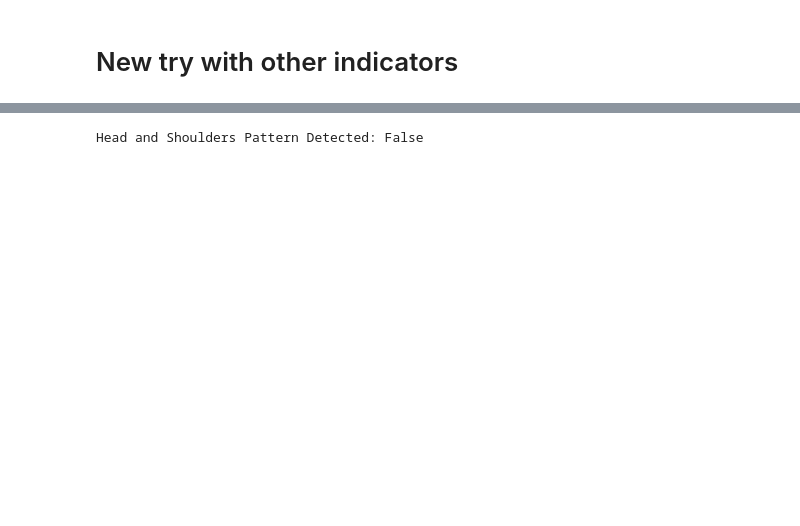
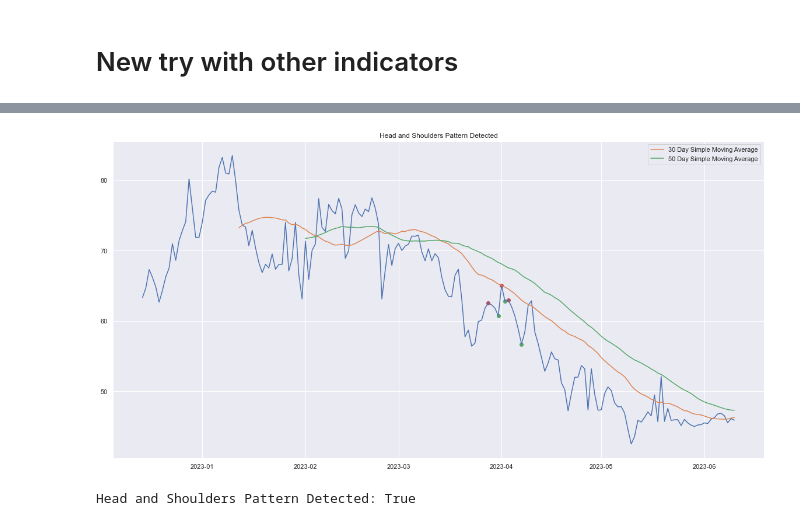
Before and after one commit to suanow/NFT-ML-term-paper, a Jupyter notebook: models/sand_new.ipynb, the cells around one changed output, grey strips where cells are left out. Cells and saved outputs as stored; diff of their text form; code cells hidden in the pictures; blank space fills up the shorter version.

```diff
--- a/models/sand_new.ipynb
+++ b/models/sand_new.ipynb
@@ -634,9 +751,9 @@ all_dates_df
 
 grouped_df = bayc_df_new.groupby('date')['price'].mean().reset_index()
 
-merged_df = pd.merge(all_dates_df, grouped_df, on='date', how='left')
-merged_df['price'].fillna(method='ffill', inplace=True)
-merged_df['date'] = merged_df['date'].dt.strftime('%Y-%m-%d')
-merged_df.head(5)
+df_ts = pd.merge(all_dates_df, grouped_df, on='date', how='left')
+df_ts['price'].fillna(method='ffill', inplace=True)
+df_ts['date'] = df_ts['date'].dt.strftime('%Y-%m-%d')
+df_ts.head(5)
 # %% [output]
 Num of outliers: 205
@@ -677 +766,9 @@ See the caveats in the documentation: https://pandas.pydata.org/pandas-docs/stab
+# %%
+from statsmodels.tsa.arima.model import ARIMA
+
+df_ts['date'] = pd.to_datetime(df_ts['date'])
+df_ts.set_index('date', inplace=True)
+
+train = df_ts['2023-01-01':'2023-04-25']
+test = df_ts['2023-04-25':]
 # %%
@@ -754,7 +833,11 @@ merged_df.head(5)
+# %%
+data = df_ts.copy()
+data['date'] = pd.to_datetime(data['date'])
+data.set_index('date', inplace=True)
 # %%
 from scipy.signal import argrelextrema
 
-def detect_head_and_shoulders(data, col_name='price', plot=False):
+def head_and_shoulders(data, col_name='price', plot=False):
 
     sma30 = data[col_name].rolling(window=30).mean()
     sma50 = data[col_name].rolling(window=50).mean()
@@ -765,38 +848,35 @@ def detect_head_and_shoulders(data, col_name='price', plot=False):
 
     comparator = np.less
 
     valleys = argrelextrema(data[col_name].values, comparator)
 
     peak_dates = data.iloc[peaks].index
     valley_dates = data.iloc[valleys].index
 
     for i in range(1, len(peak_dates)-1):
         if data[col_name][peak_dates[i-1]] < data[col_name][peak_dates[i]] > data[col_name][peak_dates[i+1]]:
             if data[col_name][valley_dates[i]] > data[col_name][valley_dates[i-1]] and data[col_name][valley_dates[i]] > data[col_name][valley_dates[i+1]]:
                 if plot:
-                    plt.figure(figsize=(10,5))
+                    plt.figure(figsize=(20,10))
                     plt.plot(data[col_name])
                     plt.plot(sma30, label='30 Day Simple Moving Average')
                     plt.plot(sma50, label='50 Day Simple Moving Average')
                     plt.scatter([peak_dates[i-1], peak_dates[i], peak_dates[i+1]],
                                 [data[col_name][peak_dates[i-1]], data[col_name][peak_dates[i]], data[col_name][peak_dates[i+1]]],
                                 color='r')
                     plt.scatter([valley_dates[i-1], valley_dates[i], valley_dates[i+1]],
                                 [data[col_name][valley_dates[i-1]], data[col_name][valley_dates[i]], data[col_name][valley_dates[i+1]]],
                                 color='g')
                     plt.legend()
                     plt.title('Head and Shoulders Pattern Detected')
                     plt.show()
                 return True
     return False
 
-data = merged_df.copy()
-data['date'] = pd.to_datetime(data['date'])
-data.set_index('date', inplace=True)
-
-result = detect_head_and_shoulders(data, 'price', plot=True)
+result = head_and_shoulders(data, 'price', plot=True)
 
 print('Head and Shoulders Pattern Detected:', result)
 # %% [output]
+[figure, added]
-Head and Shoulders Pattern Detected: False
+Head and Shoulders Pattern Detected: True
 # %%
```
Also changed, not shown: parts of 42 cells of this notebook, 4 other files.
